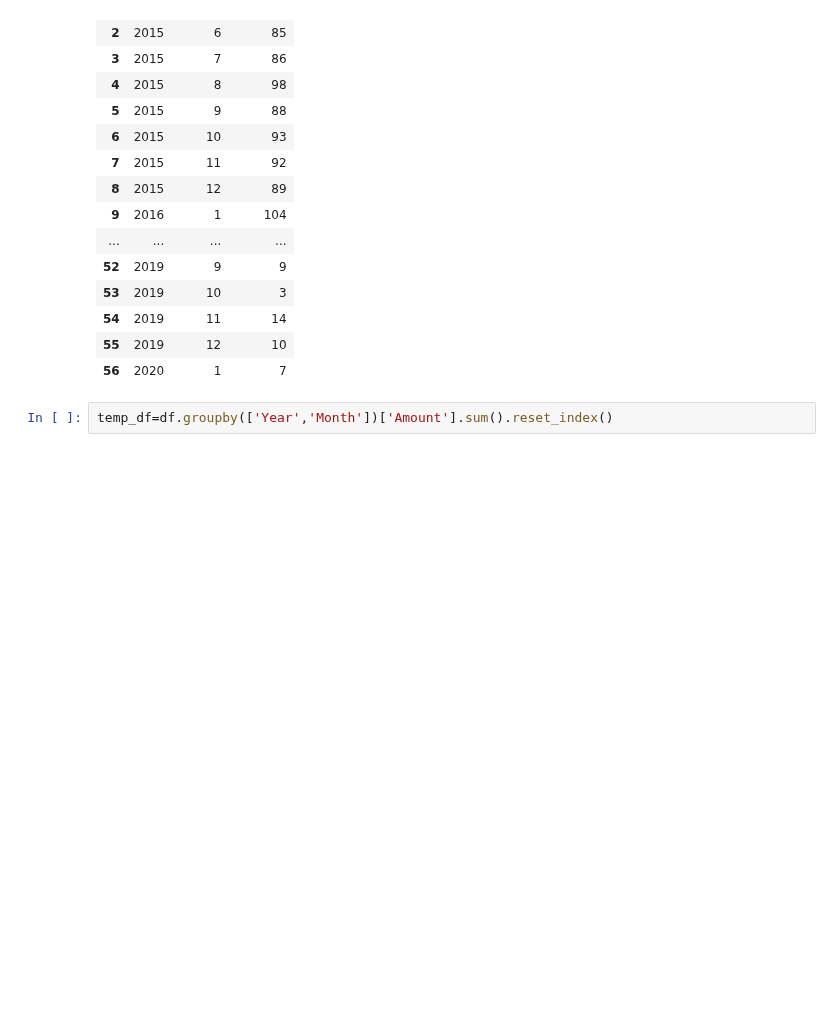
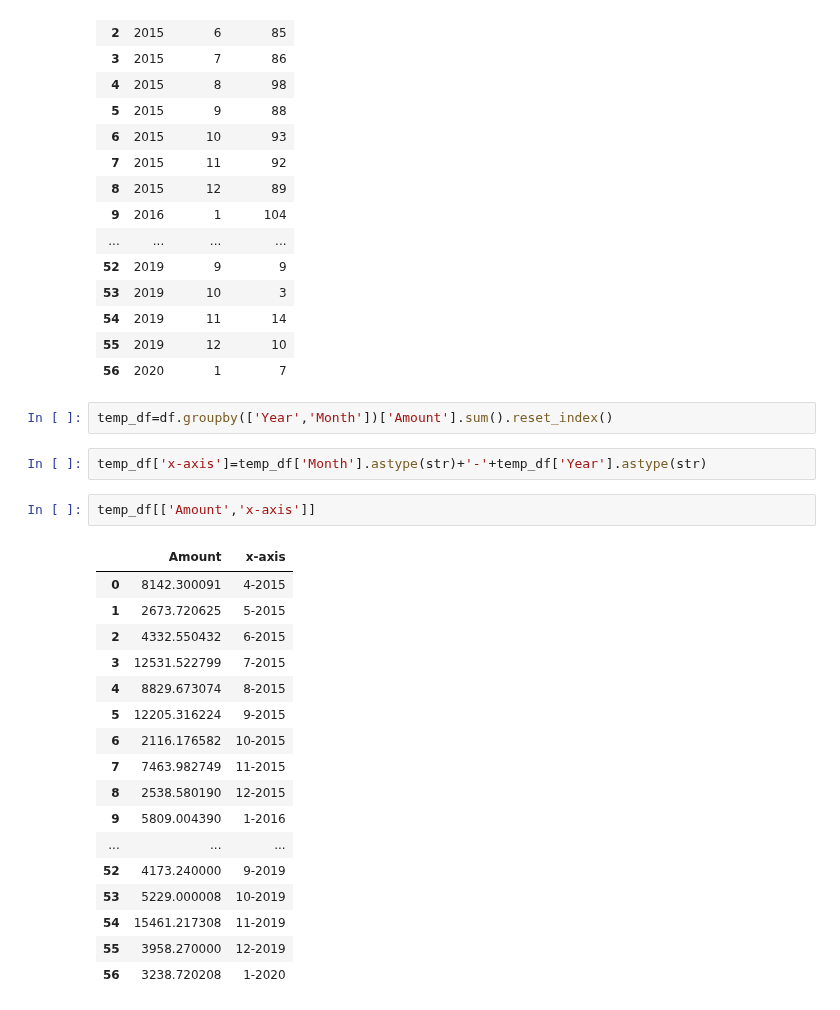
Before and after one commit to Spartan-X1/Startup, a Jupyter notebook: startup.ipynb, the cells around one changed output. Drawn from its saved outputs; the diff is of its cells as text; blank space fills up the shorter version.

```diff
--- a/startup.ipynb
+++ b/startup.ipynb
@@ -363,3 +363,25 @@ df.groupby(['Year','Month'])['Startup'].count().reset_index()
 | 56 | 2020 | 1 | 7 |
 # %%
 temp_df=df.groupby(['Year','Month'])['Amount'].sum().reset_index()
+# %%
+temp_df['x-axis']=temp_df['Month'].astype(str)+'-'+temp_df['Year'].astype(str)
+# %%
+temp_df[['Amount','x-axis']]
+# %% [output]
+|  | Amount | x-axis |
+| 0 | 8142.300091 | 4-2015 |
+| 1 | 2673.720625 | 5-2015 |
+| 2 | 4332.550432 | 6-2015 |
+| 3 | 12531.522799 | 7-2015 |
+| 4 | 8829.673074 | 8-2015 |
+| 5 | 12205.316224 | 9-2015 |
+| 6 | 2116.176582 | 10-2015 |
+| 7 | 7463.982749 | 11-2015 |
+| 8 | 2538.580190 | 12-2015 |
+| 9 | 5809.004390 | 1-2016 |
+| ... | ... | ... |
+| 52 | 4173.240000 | 9-2019 |
+| 53 | 5229.000008 | 10-2019 |
+| 54 | 15461.217308 | 11-2019 |
+| 55 | 3958.270000 | 12-2019 |
+| 56 | 3238.720208 | 1-2020 |
```
Also changed, not shown: parts of 1 cell of this notebook.
